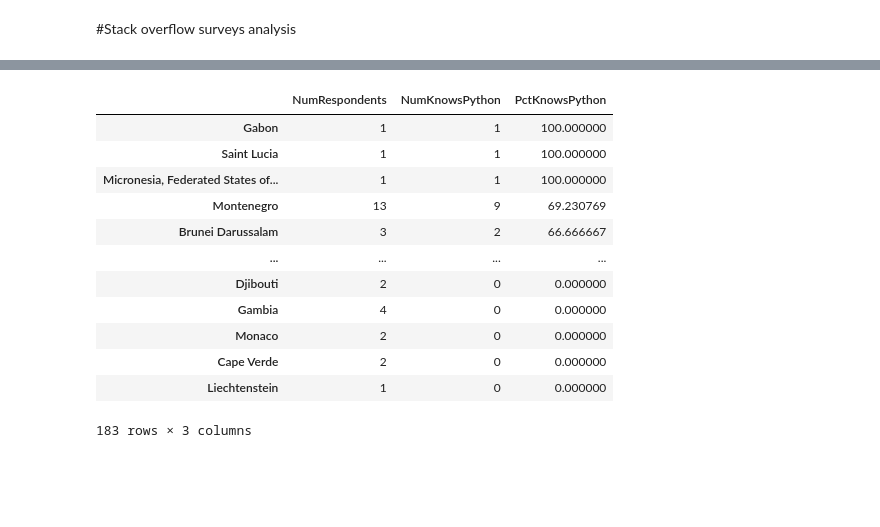
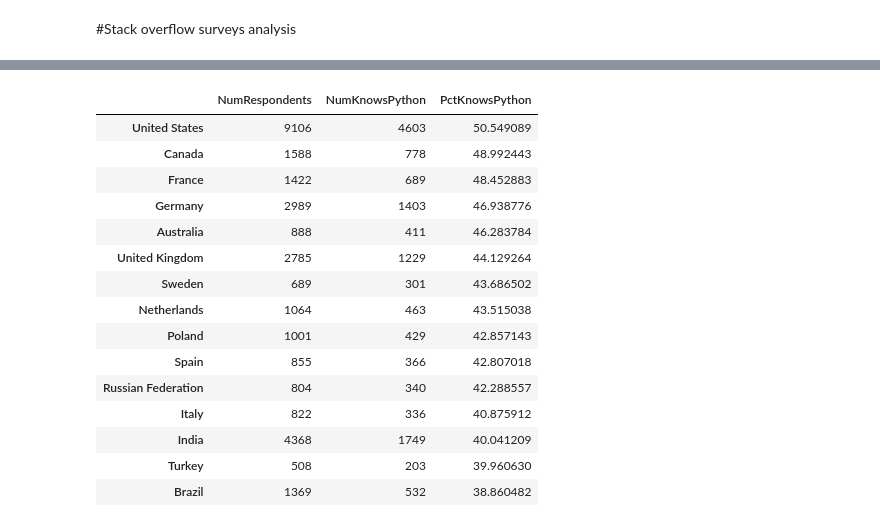
Before and after one commit to sirineourari/stack_overflow_survey_analysis, a Jupyter notebook: Stack_overflow_surveys.ipynb, the cells around one changed output, grey strips where cells are left out. Saved outputs shown, nothing was run; the diff lists cells and outputs as text; code cells hidden in the pictures; blank space fills up the shorter version.

```diff
--- a/Stack_overflow_surveys.ipynb
+++ b/Stack_overflow_surveys.ipynb
@@ -628,0 +665,3 @@ Name: Country, Length: 183, dtype: int64
+# %%
+#removing the columns outlier and z-score
+new_df.drop(columns=['Salary_zscore','outlier'],inplace=True)
@@ -628,0 +1076,4 @@ Name: Country, Length: 183, dtype: int64
+# %%
+country_respondents= new_df['Country'].value_counts()
+country_respondents
+#this is the total people from each country who responded to the survey
@@ -629,3 +1158,5 @@ Name: Country, Length: 183, dtype: int64
+# %%
+country_grp = new_df.groupby(['Country'])
 # %%
 country_uses_python =country_grp['LanguageWorkedWith'].apply(lambda x: x.str.contains('Python').sum())
 country_uses_python
@@ -698,0 +1230,2 @@ python_df
+# %%
+highp_countries=python_df.head(15)
@@ -699,16 +1251,19 @@ python_df
 # %%
-python_df.sort_values(by='PctKnowsPython',ascending=False)
+highp_countries.sort_values(by='PctKnowsPython',ascending=False)
 # %% [output]
 |  | NumRespondents | NumKnowsPython | PctKnowsPython |
-| Gabon | 1 | 1 | 100.000000 |
-| Saint Lucia | 1 | 1 | 100.000000 |
-| Micronesia, Federated States of... | 1 | 1 | 100.000000 |
-| Montenegro | 13 | 9 | 69.230769 |
-| Brunei Darussalam | 3 | 2 | 66.666667 |
-| ... | ... | ... | ... |
-| Djibouti | 2 | 0 | 0.000000 |
-| Gambia | 4 | 0 | 0.000000 |
-| Monaco | 2 | 0 | 0.000000 |
-| Cape Verde | 2 | 0 | 0.000000 |
-| Liechtenstein | 1 | 0 | 0.000000 |
+| United States | 9106 | 4603 | 50.549089 |
+| Canada | 1588 | 778 | 48.992443 |
+| France | 1422 | 689 | 48.452883 |
+| Germany | 2989 | 1403 | 46.938776 |
+| Australia | 888 | 411 | 46.283784 |
+| United Kingdom | 2785 | 1229 | 44.129264 |
+| Sweden | 689 | 301 | 43.686502 |
+| Netherlands | 1064 | 463 | 43.515038 |
+| Poland | 1001 | 429 | 42.857143 |
+| Spain | 855 | 366 | 42.807018 |
+| Russian Federation | 804 | 340 | 42.288557 |
+| Italy | 822 | 336 | 40.875912 |
+| India | 4368 | 1749 | 40.041209 |
+| Turkey | 508 | 203 | 39.960630 |
+| Brazil | 1369 | 532 | 38.860482 |
-183 rows × 3 columns
```
Also changed, not shown: parts of 270 cells of this notebook, 2 other files.
